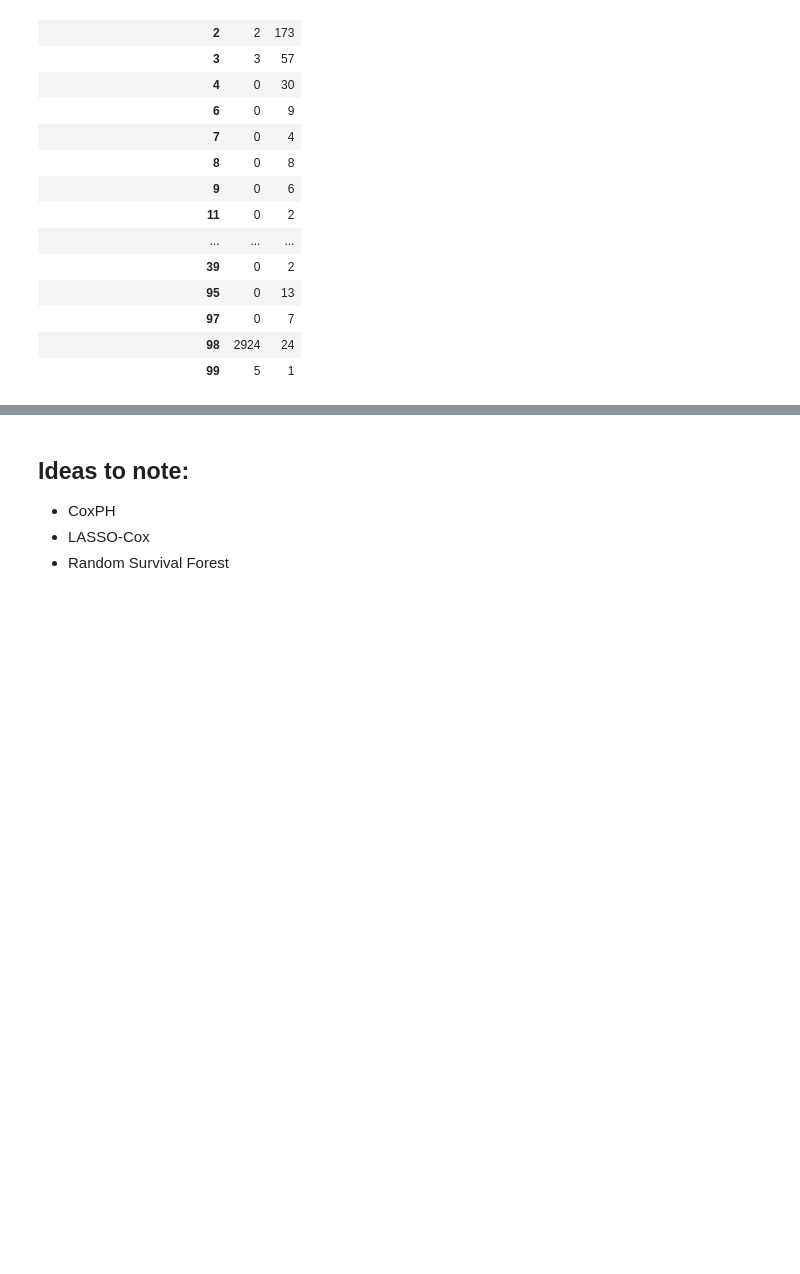
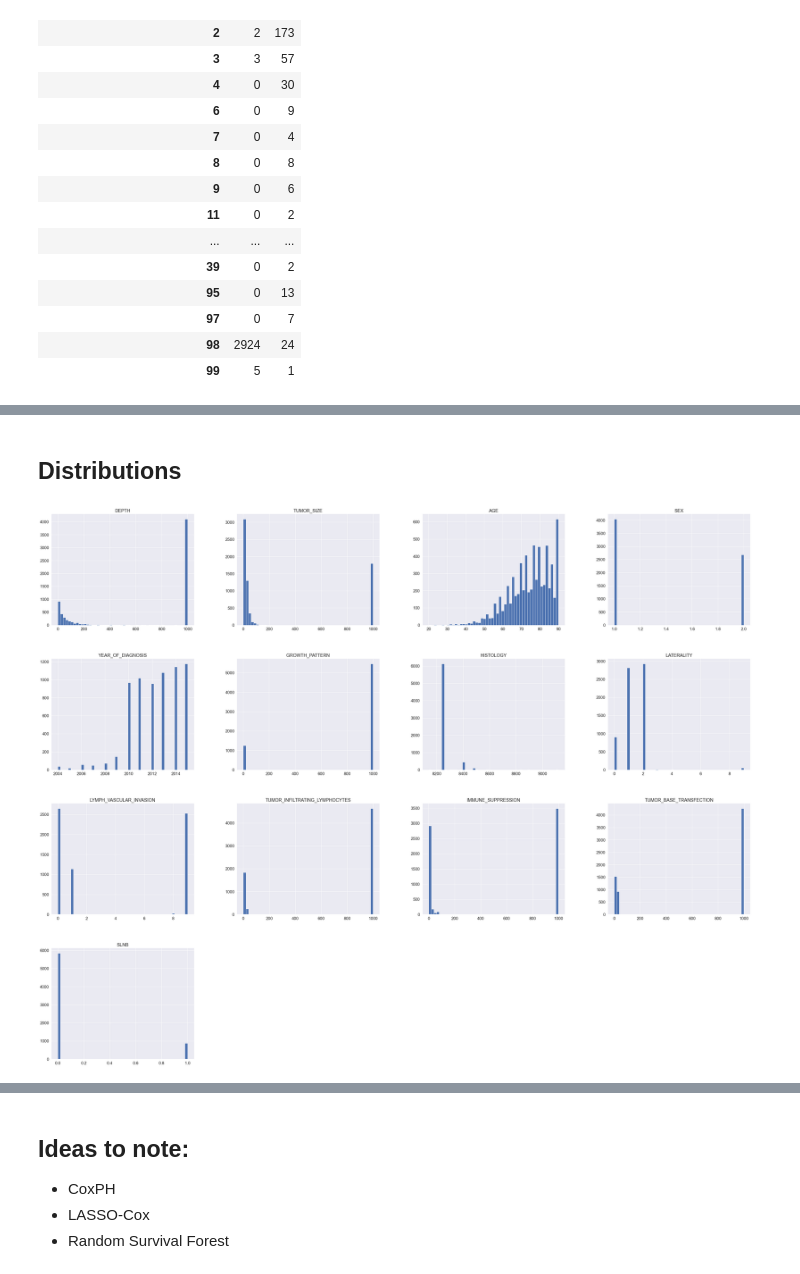
Before and after one commit to jerryji1993/MetMCC-SCAN, a Jupyter notebook: scripts/EDA.ipynb, the cells around one changed output, grey strips where cells are left out. Drawn from its saved outputs; the diff is of its cells as text; code cells hidden in the pictures; blank space fills up the shorter version.

```diff
--- a/scripts/EDA.ipynb
+++ b/scripts/EDA.ipynb
@@ -463,0 +511,24 @@ X_train, X_test, y_train, y_test = train_test_split(X, y, test_size = 0.1, rando
+# %%
+features = ['CS_SITESPECIFIC_FACTOR_1',
+            'TUMOR_SIZE',
+            'PRIMARY_SITE',
+            'AGE',
+            'SEX',
+            'YEAR_OF_DIAGNOSIS',
+            'CS_SITESPECIFIC_FACTOR_21',
+            'HISTOLOGY',
+            'LATERALITY',
+            'LYMPH_VASCULAR_INVASION',
+            'CS_SITESPECIFIC_FACTOR_20',
+            'CS_SITESPECIFIC_FACTOR_22',
+            'CS_SITESPECIFIC_FACTOR_19',
+            'CS_SITESPECIFIC_FACTOR_3',
+           ]
+mcc_ncdb = pd.read_csv(BASE_DIR+"../data/Merkel_NCDB_1.csv", index_col=0)
+mcc_ncdb = mcc_ncdb[features].rename(columns={'CS_SITESPECIFIC_FACTOR_1':'DEPTH',
+                                              'CS_SITESPECIFIC_FACTOR_21':'GROWTH_PATTERN',
+                                              'CS_SITESPECIFIC_FACTOR_20':'TUMOR_INFILTRATING_LYMPHOCYTES',
+                                              'CS_SITESPECIFIC_FACTOR_22':'IMMUNE_SUPPRESSION',
+                                              'CS_SITESPECIFIC_FACTOR_19':'TUMOR_BASE_TRANSFECTION',
+                                              'CS_SITESPECIFIC_FACTOR_3':'SLNB'
+                                             })
@@ -463,0 +544,8 @@ X_train, X_test, y_train, y_test = train_test_split(X, y, test_size = 0.1, rando
+# %% [markdown]
+## Distributions
+# %%
+mcc_ncdb.drop(['PRIMARY_SITE'],axis=1).hist(bins=50, figsize=(50,40))
+plt.rcParams.update({'font.size': 32})
+plt.show()
+# %% [output]
+[figure, added]
```
Also changed, not shown: parts of 40 cells of this notebook, 2 other files.
